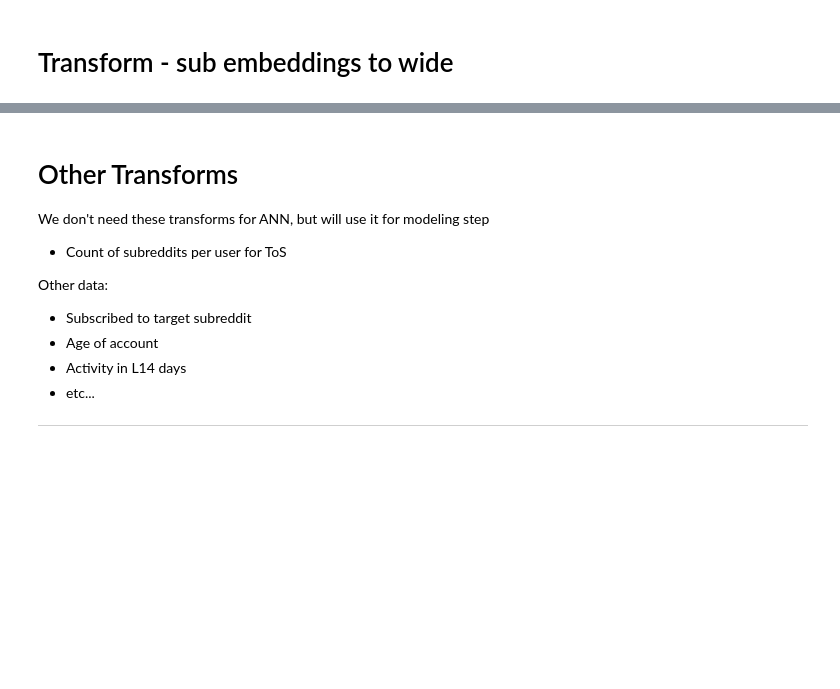
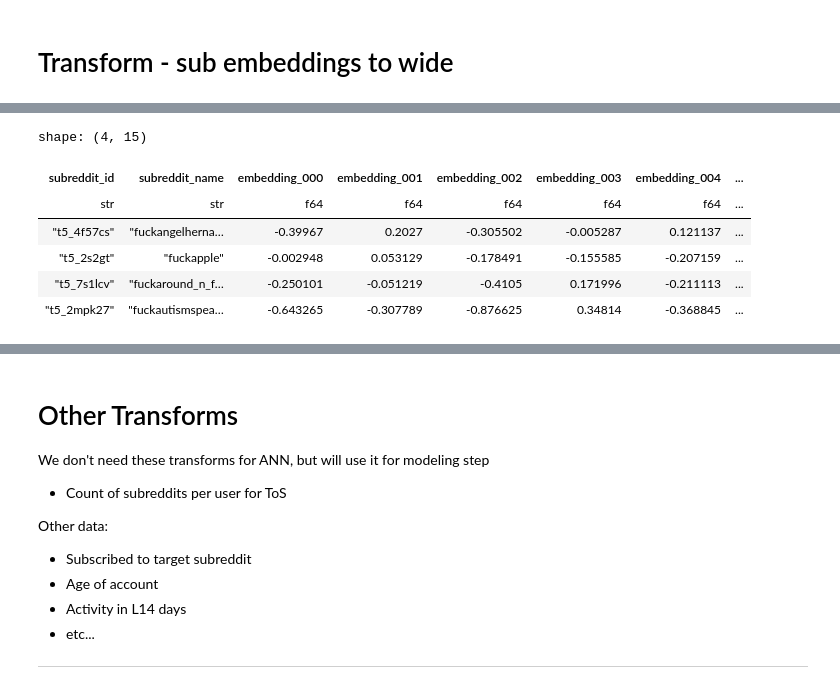
Before and after one commit to nazanin-zinouri/subclu, a Jupyter notebook: notebooks/pn_modeling/djb_01.00-2023-04-11-clean_get_user_embeddings_to_file.ipynb, the cells around one changed output, grey strips where cells are left out. Saved outputs shown, nothing was run; the diff lists cells and outputs as text; code cells hidden in the pictures; blank space fills up the shorter version.

Commit message:
Final notebook with v0 embeddings

```diff
--- a/notebooks/pn_modeling/djb_01.00-2023-04-11-clean_get_user_embeddings_to_file.ipynb
+++ b/notebooks/pn_modeling/djb_01.00-2023-04-11-clean_get_user_embeddings_to_file.ipynb
@@ -267,2 +306,10 @@ print(df_sub_emb.shape)
 # %%
-df_sub_emb[:5, :15]
+df_sub_emb[:4, :15]
+# %% [output]
+shape: (4, 15)
+| subreddit_id | subreddit_name | embedding_000 | embedding_001 | embedding_002 | embedding_003 | embedding_004 | ... |
+| str | str | f64 | f64 | f64 | f64 | f64 | ... |
+| "t5_4f57cs" | "fuckangelherna… | -0.39967 | 0.2027 | -0.305502 | -0.005287 | 0.121137 | ... |
+| "t5_2s2gt" | "fuckapple" | -0.002948 | 0.053129 | -0.178491 | -0.155585 | -0.207159 | ... |
+| "t5_7s1lcv" | "fuckaround_n_f… | -0.250101 | -0.051219 | -0.4105 | 0.171996 | -0.211113 | ... |
+| "t5_2mpk27" | "fuckautismspea… | -0.643265 | -0.307789 | -0.876625 | 0.34814 | -0.368845 | ... |
```
Also changed, not shown: parts of 22 cells of this notebook, 4 other files.
